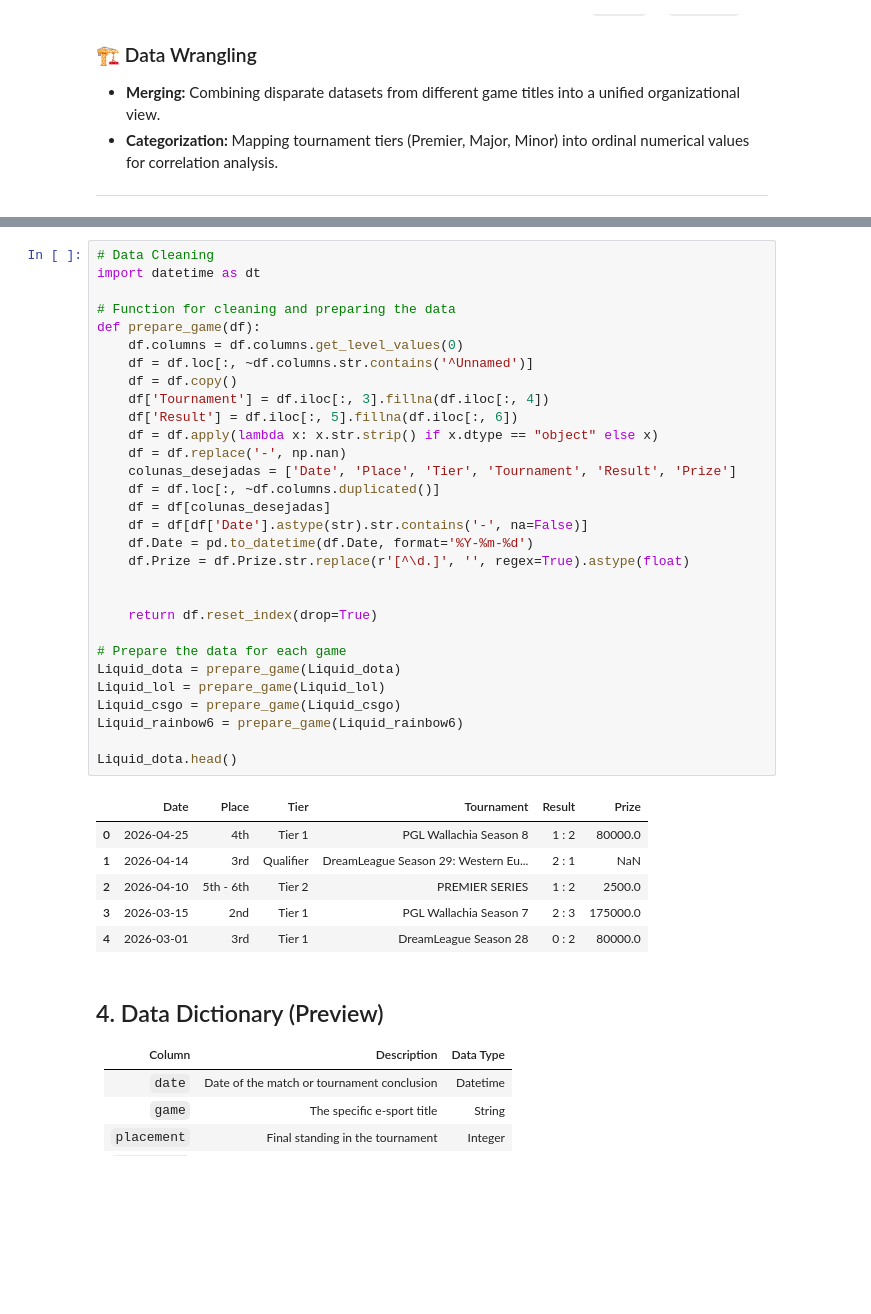
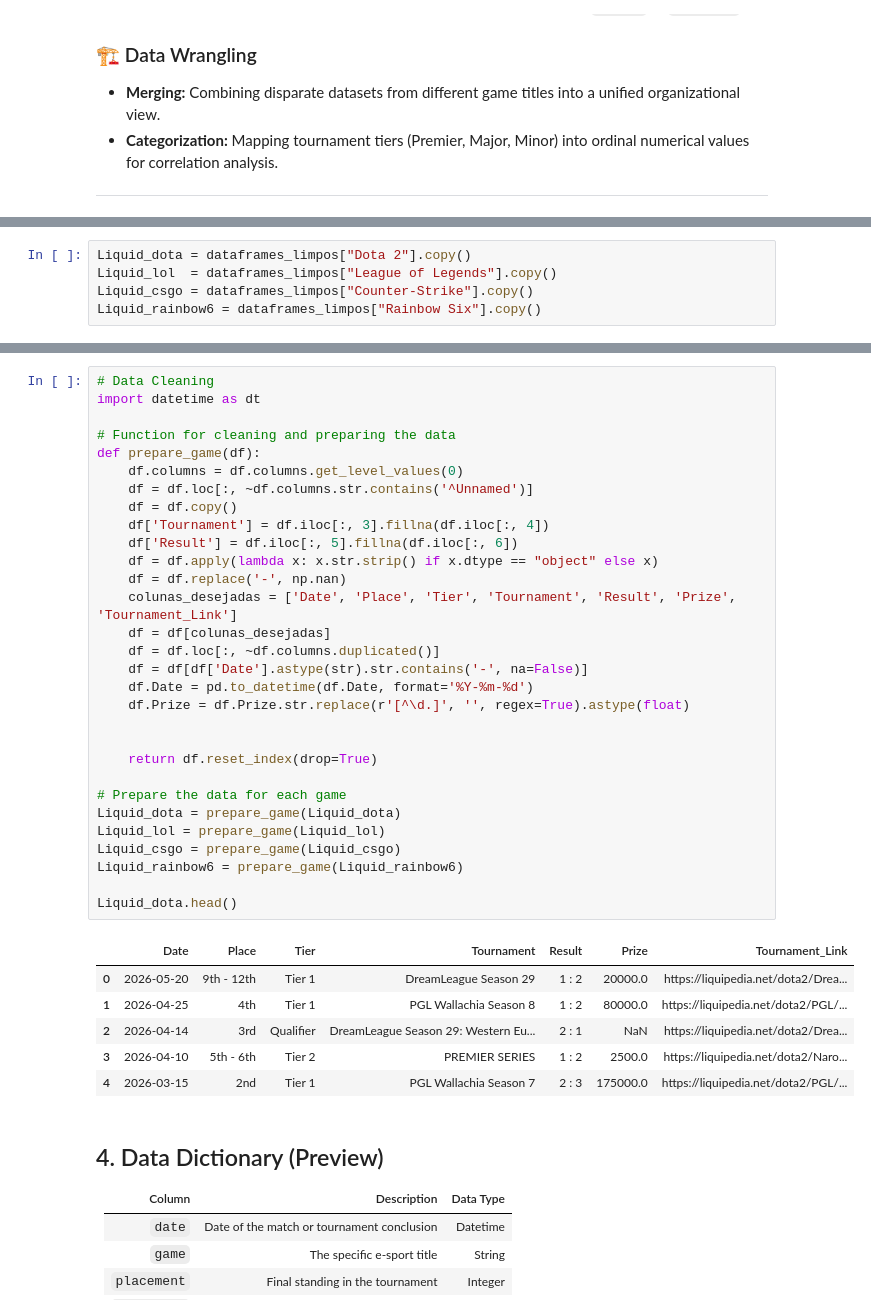
Before and after one commit to AlbertButzke/BrincadeiraComDados, a Jupyter notebook: CounterStrike/Team_Liquid.ipynb, the cells around one changed output, grey strips where cells are left out. Cells and saved outputs as stored; diff of their text form; blank space fills up the shorter version.

Commit message:
Atualização da tabela com links dos campeonatos

```diff
--- a/CounterStrike/Team_Liquid.ipynb
+++ b/CounterStrike/Team_Liquid.ipynb
@@ -52,0 +112,5 @@ Liquid_csgo.head()
+# %%
+Liquid_dota = dataframes_limpos["Dota 2"].copy()
+Liquid_lol  = dataframes_limpos["League of Legends"].copy()
+Liquid_csgo = dataframes_limpos["Counter-Strike"].copy()
+Liquid_rainbow6 = dataframes_limpos["Rainbow Six"].copy()
@@ -53,40 +127,40 @@ Liquid_csgo.head()
 # %%
 # Data Cleaning
 import datetime as dt
 
 # Function for cleaning and preparing the data
 def prepare_game(df):
     df.columns = df.columns.get_level_values(0)
     df = df.loc[:, ~df.columns.str.contains('^Unnamed')]
     df = df.copy()
     df['Tournament'] = df.iloc[:, 3].fillna(df.iloc[:, 4])
     df['Result'] = df.iloc[:, 5].fillna(df.iloc[:, 6])
     df = df.apply(lambda x: x.str.strip() if x.dtype == "object" else x)
     df = df.replace('-', np.nan)
-    colunas_desejadas = ['Date', 'Place', 'Tier', 'Tournament', 'Result', 'Prize']
+    colunas_desejadas = ['Date', 'Place', 'Tier', 'Tournament', 'Result', 'Prize', 'Tournament_Link']
+    df = df[colunas_desejadas]
     df = df.loc[:, ~df.columns.duplicated()]
-    df = df[colunas_desejadas]
     df = df[df['Date'].astype(str).str.contains('-', na=False)]
     df.Date = pd.to_datetime(df.Date, format='%Y-%m-%d')
     df.Prize = df.Prize.str.replace(r'[^\d.]', '', regex=True).astype(float)
 
 
     return df.reset_index(drop=True)
 
 # Prepare the data for each game
 Liquid_dota = prepare_game(Liquid_dota)
 Liquid_lol = prepare_game(Liquid_lol)
 Liquid_csgo = prepare_game(Liquid_csgo)
 Liquid_rainbow6 = prepare_game(Liquid_rainbow6)
 
 Liquid_dota.head()
 # %% [output]
-|  | Date | Place | Tier | Tournament | Result | Prize |
-| 0 | 2026-04-25 | 4th | Tier 1 | PGL Wallachia Season 8 | 1 : 2 | 80000.0 |
-| 1 | 2026-04-14 | 3rd | Qualifier | DreamLeague Season 29: Western Eu... | 2 : 1 | NaN |
-| 2 | 2026-04-10 | 5th - 6th | Tier 2 | PREMIER SERIES | 1 : 2 | 2500.0 |
-| 3 | 2026-03-15 | 2nd | Tier 1 | PGL Wallachia Season 7 | 2 : 3 | 175000.0 |
-| 4 | 2026-03-01 | 3rd | Tier 1 | DreamLeague Season 28 | 0 : 2 | 80000.0 |
+|  | Date | Place | Tier | Tournament | Result | Prize | Tournament_Link |
+| 0 | 2026-05-20 | 9th - 12th | Tier 1 | DreamLeague Season 29 | 1 : 2 | 20000.0 | https://liquipedia.net/dota2/Drea... |
+| 1 | 2026-04-25 | 4th | Tier 1 | PGL Wallachia Season 8 | 1 : 2 | 80000.0 | https://liquipedia.net/dota2/PGL/... |
+| 2 | 2026-04-14 | 3rd | Qualifier | DreamLeague Season 29: Western Eu... | 2 : 1 | NaN | https://liquipedia.net/dota2/Drea... |
+| 3 | 2026-04-10 | 5th - 6th | Tier 2 | PREMIER SERIES | 1 : 2 | 2500.0 | https://liquipedia.net/dota2/Naro... |
+| 4 | 2026-03-15 | 2nd | Tier 1 | PGL Wallachia Season 7 | 2 : 3 | 175000.0 | https://liquipedia.net/dota2/PGL/... |
 # %% [markdown]
 ## 4. Data Dictionary (Preview)
 
```
Also changed, not shown: parts of 4 cells of this notebook, 2 other files.
